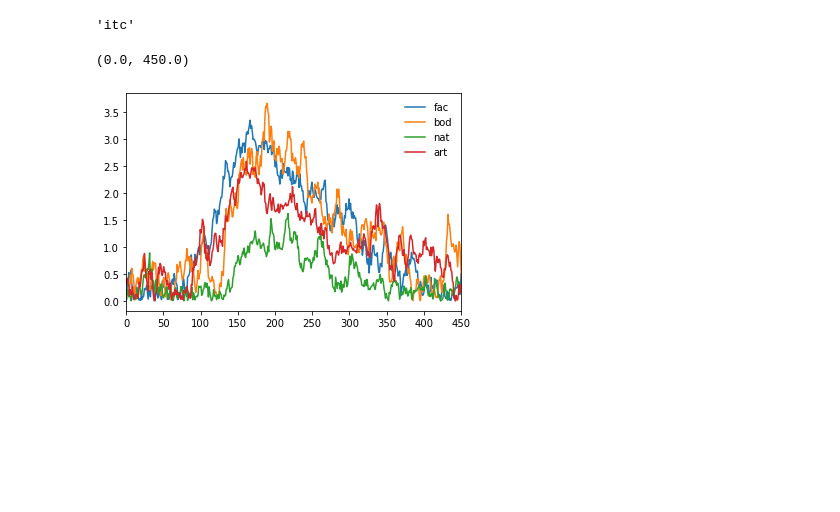
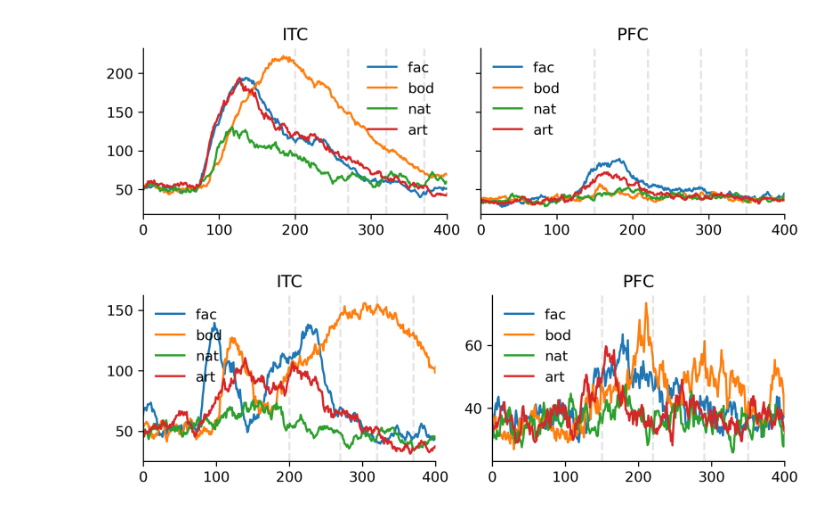
Before and after one commit to mohrabi/sua-categorical-representation, a Jupyter notebook: dec/svm-ovr.ipynb, the cells around one changed output. Saved outputs shown, nothing was run; the diff lists cells and outputs as text; code cells hidden in the pictures; blank space fills up the shorter version.

```diff
--- a/dec/svm-ovr.ipynb
+++ b/dec/svm-ovr.ipynb
@@ -198,25 +211,42 @@ fig.tight_layout()
 # %%
 cm = 1 / 2.54
-fig, axs = plt.subplots(1, 2, figsize=(18 * cm, 6 * cm), dpi=300)
+fig, axs = plt.subplots(1, 2, figsize=(18 * cm, 6 * cm), dpi=300, sharey=True)
 
 for ax, region in zip(axs, dpr):
-    d = dpr[region]
+    d = d0v[region]
     for key in d.keys():
-        ax.plot(np.arange(-200, 675) + 12.5, np.array(d[key]).T)
+        ax.plot(np.arange(-200, 675) + 12.5, np.sqrt(np.array(d[key]).T.mean(1)))
     ax.set_xlim(0, 400)
     ax.legend(d.keys(), frameon=False)
     ax.set_title(region.upper())
+
+for v in [200, 270, 320, 370]:
+    axs[0].axvline(v, ls='--', c='gray', alpha=.2, label='_nolegend_')
+for v in [150, 220, 290, 350]:
+    axs[1].axvline(v, ls='--', c='gray', alpha=.2, label='_nolegend_')
+
 sns.despine()
 fig.tight_layout()
 # %% [output]
-'itc'
+[figure, added]
-# %%
-cfn = np.array(cfn)
-acc = np.diagonal(cfn, axis1=2, axis2=3).sum(-1) / cfn.sum((2, 3))
-for key in dpr.keys():
-    plt.plot(np.arange(-200, 675) + 12.5, np.array(dpr[key]).T)
-plt.legend(dpr.keys(), frameon=False);
-plt.xlim(0, 450)
-# %% [output]
-(0.0, 450.0)
-[figure, removed]
+# %%
+cm = 1 / 2.54
+fig, axs = plt.subplots(1, 2, figsize=(18 * cm, 6 * cm), dpi=300, sharey=False)
+
+for ax, region in zip(axs, dpr):
+    d = d1v[region]
+    for key in d.keys():
+        ax.plot(np.arange(-200, 675) + 12.5, np.sqrt(np.array(d[key]).T.mean(1)))
+    ax.set_xlim(0, 400)
+    ax.legend(d.keys(), frameon=False)
+    ax.set_title(region.upper())
+
+for v in [200, 270, 320, 370]:
+    axs[0].axvline(v, ls='--', c='gray', alpha=.2, label='_nolegend_')
+for v in [150, 220, 290, 350]:
+    axs[1].axvline(v, ls='--', c='gray', alpha=.2, label='_nolegend_')
+
+sns.despine()
+fig.tight_layout()
+# %% [output]
+[figure, added]
```
Also changed, not shown: parts of 6 cells of this notebook, 1 other file.
